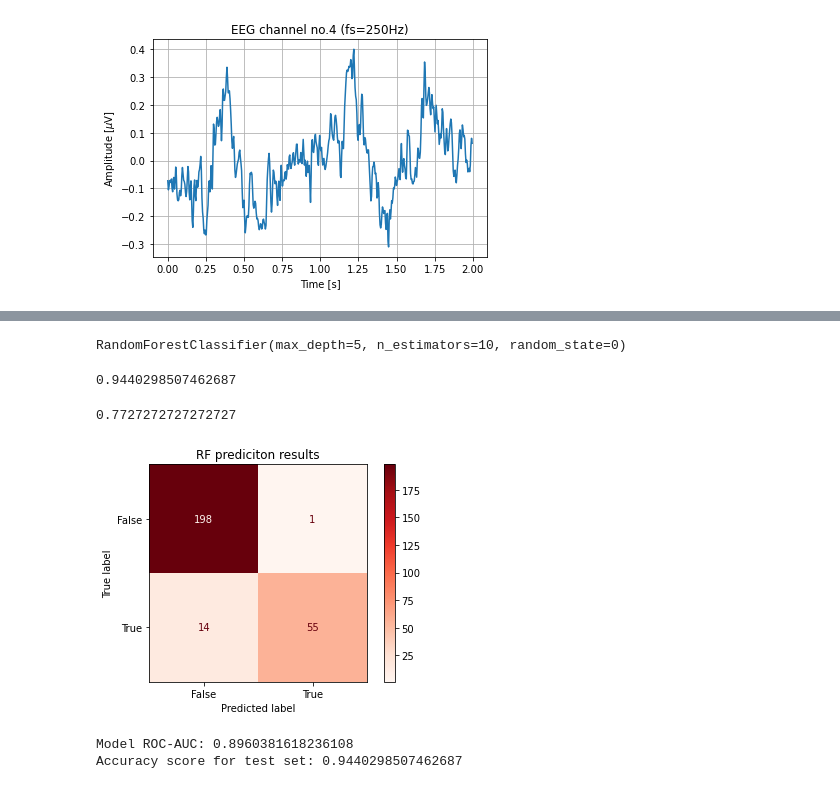
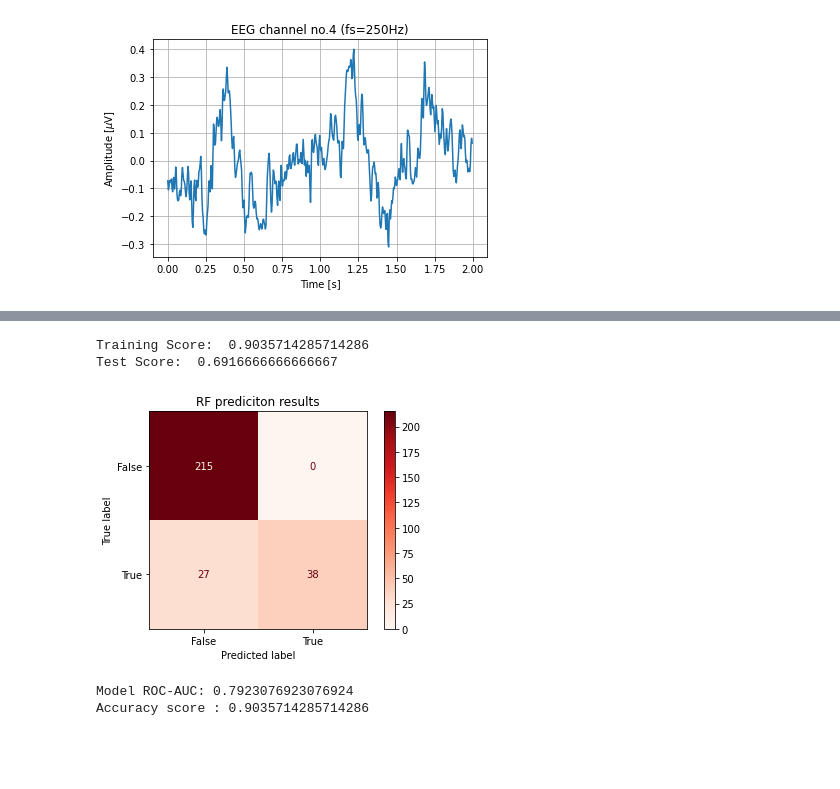
Before and after one commit to kalarimonk/ehealth, a Jupyter notebook: Learning EEG Data Quality.ipynb, the cells around one changed output, grey strips where cells are left out. Cells and saved outputs as stored; diff of their text form; code cells hidden in the pictures; blank space fills up the shorter version.

```diff
--- a/Learning EEG Data Quality.ipynb
+++ b/Learning EEG Data Quality.ipynb
@@ -235,9 +168,20 @@ Test Labels: [0 1] -> Corresponding Frequencies [101  31]
 # %%
-clf = RandomForestClassifier(n_estimators=10,max_depth=5, random_state=0)
-clf.fit(X_train,y_train)
+def rfmodel1(X_train, y_train, X_test, y_test):
+    clf = RandomForestClassifier(n_estimators=10,max_depth=5, random_state=42)
+
+    clf.fit(X_train,y_train)
+
+    training_prediction = clf.predict(X_train)
+    test_prediction = clf.predict(X_test)
+
+    train_score = clf.score(X_train,y_train)
+    test_score = clf.score(X_test,y_test)
+
+    print('Training Score: ',train_score, '\nTest Score: ',test_score)
+
+    return training_prediction, test_prediction, train_score, test_score
+
+s1train_prediction, s1test_prediction, s1train_score, s1test_score = rfmodel1(X_train_pip1_stage1, y_train_pip1_stage1, X_test_pip1_stage1, y_test_pip1_stage1)
 # %% [output]
-RandomForestClassifier(max_depth=5, n_estimators=10, random_state=0)
+Training Score:  0.9035714285714286
+Test Score:  0.6916666666666667
-# %%
-clf.score(X_train,y_train)
-# %% [output]
-0.9440298507462687
@@ -247,25 +188,21 @@ y_train_predict = clf.predict(X_train)
-# %%
-clf.score(X_test,y_test)
-# %% [output]
-0.7727272727272727
 # %%
-#Confusion Matrix of the predictions
+# Confusion Matrix of the predictions
 
-cm = metrics.confusion_matrix(y_train,y_train_predict)
-cm_display = metrics.ConfusionMatrixDisplay(
-    confusion_matrix = cm,
-    display_labels = [False, True],
-)
-cm_display = cm_display.plot(cmap=plt.cm.Reds,values_format='g')
-plt.grid(False)
-plt.title('RF prediciton results')
-plt.show()
+def confusionMatrix(actual, predicted):
+    cm = metrics.confusion_matrix(actual,predicted)
+    cm_display = metrics.ConfusionMatrixDisplay(
+        confusion_matrix = cm,
+        display_labels = [False, True],
+    )
+    cm_display = cm_display.plot(cmap=plt.cm.Reds,values_format='g')
+    plt.grid(False)
+    plt.title('RF prediciton results')
+    plt.show()
+    print ('Model ROC-AUC:',roc_auc_score(actual,predicted))
+    print('Accuracy score :',accuracy_score(actual,predicted))
 
-
-print ('Model ROC-AUC:',roc_auc_score(y_train,y_train_predict))
-print('Accuracy score for test set:',accuracy_score(y_train,y_train_predict))
-# print('Matthew Correlation Coeff:',matthews_corrcoef(y_test, y_predict))
+confusionMatrix(y_train_pip1_stage1, s1train_prediction)
 # %% [output]
-[figure, old version]
+[figure, new version]
-Model ROC-AUC: 0.8960381618236108
-Accuracy score for test set: 0.9440298507462687
+Model ROC-AUC: 0.7923076923076924
+Accuracy score : 0.9035714285714286
```
Also changed, not shown: parts of 30 cells of this notebook.
